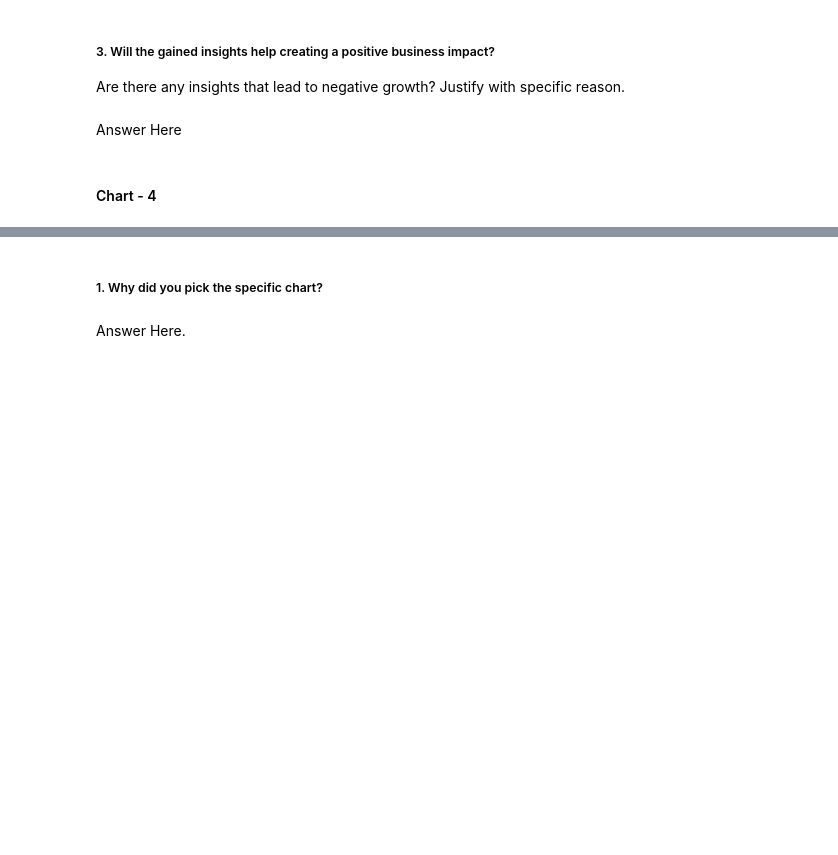
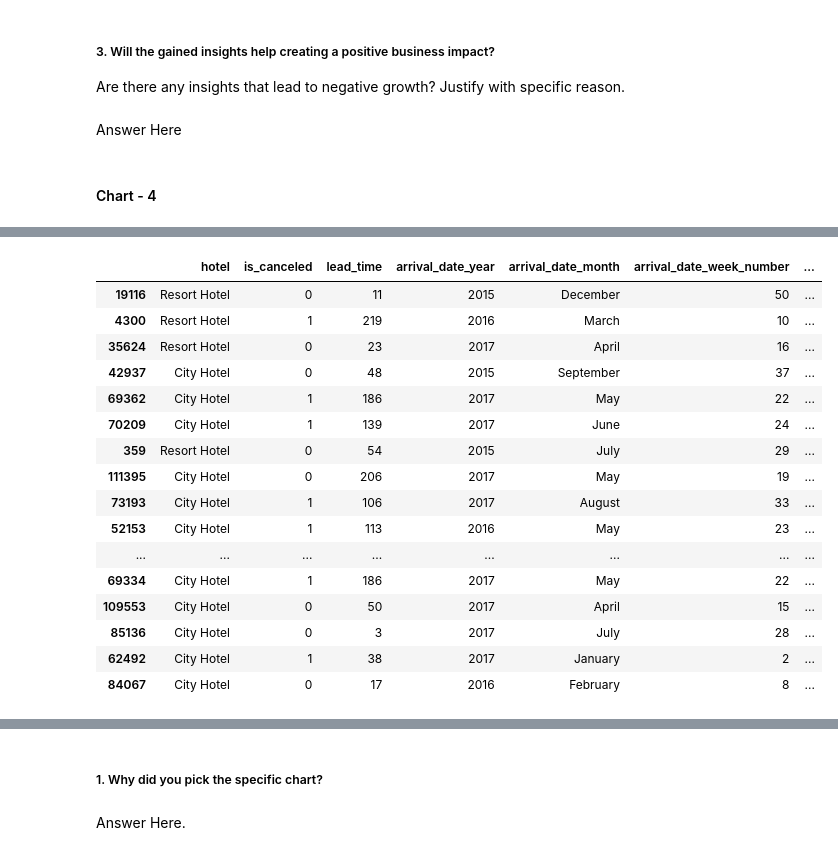
Before and after one commit to amoghsawant17/EDA_Project_Amogh, a Jupyter notebook: EDA_Hotel_Booking_Analysis.ipynb, the cells around one changed output, grey strips where cells are left out. Drawn from its saved outputs; the diff is of its cells as text; code cells hidden in the pictures; blank space fills up the shorter version.

```diff
--- a/EDA_Hotel_Booking_Analysis.ipynb
+++ b/EDA_Hotel_Booking_Analysis.ipynb
@@ -616,0 +682,25 @@ Answer Here
+# %%
+# Chart - 4 visualization code
+df_new_copy= df_new.copy()
+df_new_copy['no_of_bookings']= 1
+df_new_copy.loc[(df_new_copy.arrival_date_month== 'July')| (df_new_copy.arrival_date_month== 'August'),'no_of_bookings']/=3
+df_new_copy.loc[~((df_new_copy.arrival_date_month== 'July')| (df_new_copy.arrival_date_month== 'August')),'no_of_bookings']/=2
+df_new_copy.sample(50)
+# %% [output]
+|  | hotel | is_canceled | lead_time | arrival_date_year | arrival_date_month | arrival_date_week_number | ... |
+| 19116 | Resort Hotel | 0 | 11 | 2015 | December | 50 | ... |
+| 4300 | Resort Hotel | 1 | 219 | 2016 | March | 10 | ... |
+| 35624 | Resort Hotel | 0 | 23 | 2017 | April | 16 | ... |
+| 42937 | City Hotel | 0 | 48 | 2015 | September | 37 | ... |
+| 69362 | City Hotel | 1 | 186 | 2017 | May | 22 | ... |
+| 70209 | City Hotel | 1 | 139 | 2017 | June | 24 | ... |
+| 359 | Resort Hotel | 0 | 54 | 2015 | July | 29 | ... |
+| 111395 | City Hotel | 0 | 206 | 2017 | May | 19 | ... |
+| 73193 | City Hotel | 1 | 106 | 2017 | August | 33 | ... |
+| 52153 | City Hotel | 1 | 113 | 2016 | May | 23 | ... |
+| ... | ... | ... | ... | ... | ... | ... | ... |
+| 69334 | City Hotel | 1 | 186 | 2017 | May | 22 | ... |
+| 109553 | City Hotel | 0 | 50 | 2017 | April | 15 | ... |
+| 85136 | City Hotel | 0 | 3 | 2017 | July | 28 | ... |
+| 62492 | City Hotel | 1 | 38 | 2017 | January | 2 | ... |
+| 84067 | City Hotel | 0 | 17 | 2016 | February | 8 | ... |
```
Also changed, not shown: parts of 9 cells of this notebook.
